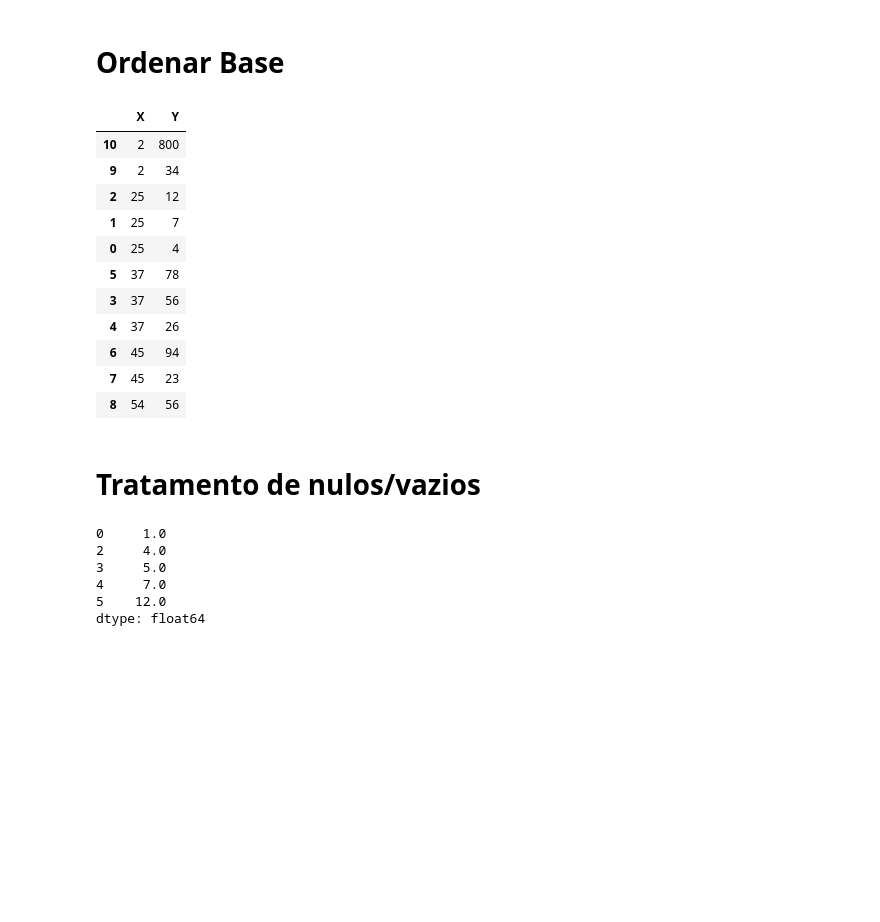
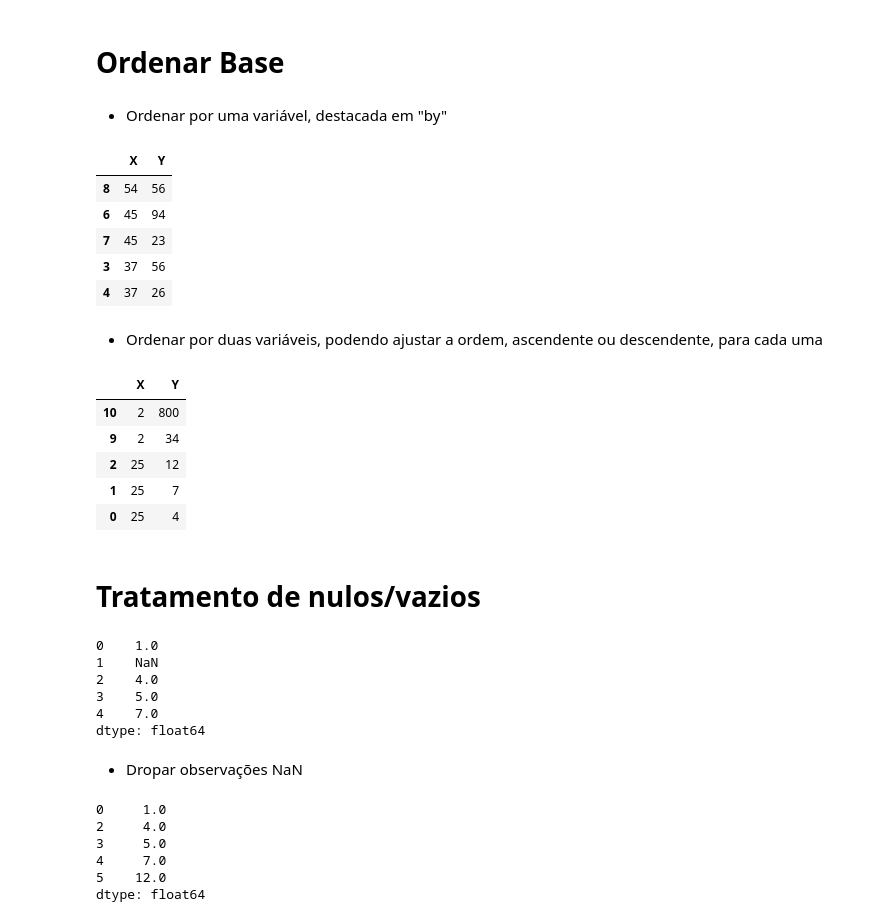
Before and after one commit to GCabral95/Codigos_Analise_Dados, a Jupyter notebook: Limpeza e Engenharia de Base.ipynb, the cells around one changed output. Saved outputs shown, nothing was run; the diff lists cells and outputs as text; code cells hidden in the pictures; blank space fills up the shorter version.

```diff
--- a/Limpeza e Engenharia de Base.ipynb
+++ b/Limpeza e Engenharia de Base.ipynb
@@ -8,29 +9,47 @@ df = pd.DataFrame({
     'X' : [25,25,25,37,37,37,45,45,54,2,2],
     'Y' : [4,7,12,56,26,78,94,23,56,34,800],
 })
+# %% [markdown]
+* Ordenar por uma variável, destacada em "by"
 # %%
 df.sort_values(by='X', ascending=False,inplace = True)
+# %%
+df.head()
+# %% [output]
+|  | X | Y |
+| 8 | 54 | 56 |
+| 6 | 45 | 94 |
+| 7 | 45 | 23 |
+| 3 | 37 | 56 |
+| 4 | 37 | 26 |
+# %% [markdown]
+* Ordenar por duas variáveis, podendo ajustar a ordem, ascendente ou descendente, para cada uma
 # %%
 df.sort_values(['X', 'Y'], ascending=[True, False], inplace = True)
 # %%
-df
+df.head()
 # %% [output]
 |  | X | Y |
 | 10 | 2 | 800 |
 | 9 | 2 | 34 |
 | 2 | 25 | 12 |
 | 1 | 25 | 7 |
 | 0 | 25 | 4 |
-| 5 | 37 | 78 |
-| 3 | 37 | 56 |
-| 4 | 37 | 26 |
-| 6 | 45 | 94 |
-| 7 | 45 | 23 |
-| 8 | 54 | 56 |
 # %% [markdown]
 # Tratamento de nulos/vazios
 # %%
 asdf = pd.Series([1, np.nan, 4, 5, 7, 12, np.nan, np.nan])
+# %%
+asdf.head()
+# %% [output]
+0    1.0
+1    NaN
+2    4.0
+3    5.0
+4    7.0
+dtype: float64
+# %% [markdown]
+* Dropar observações NaN
 # %%
 asdf.dropna()
 # %% [output]
```
Also changed, not shown: parts of 85 cells of this notebook.
